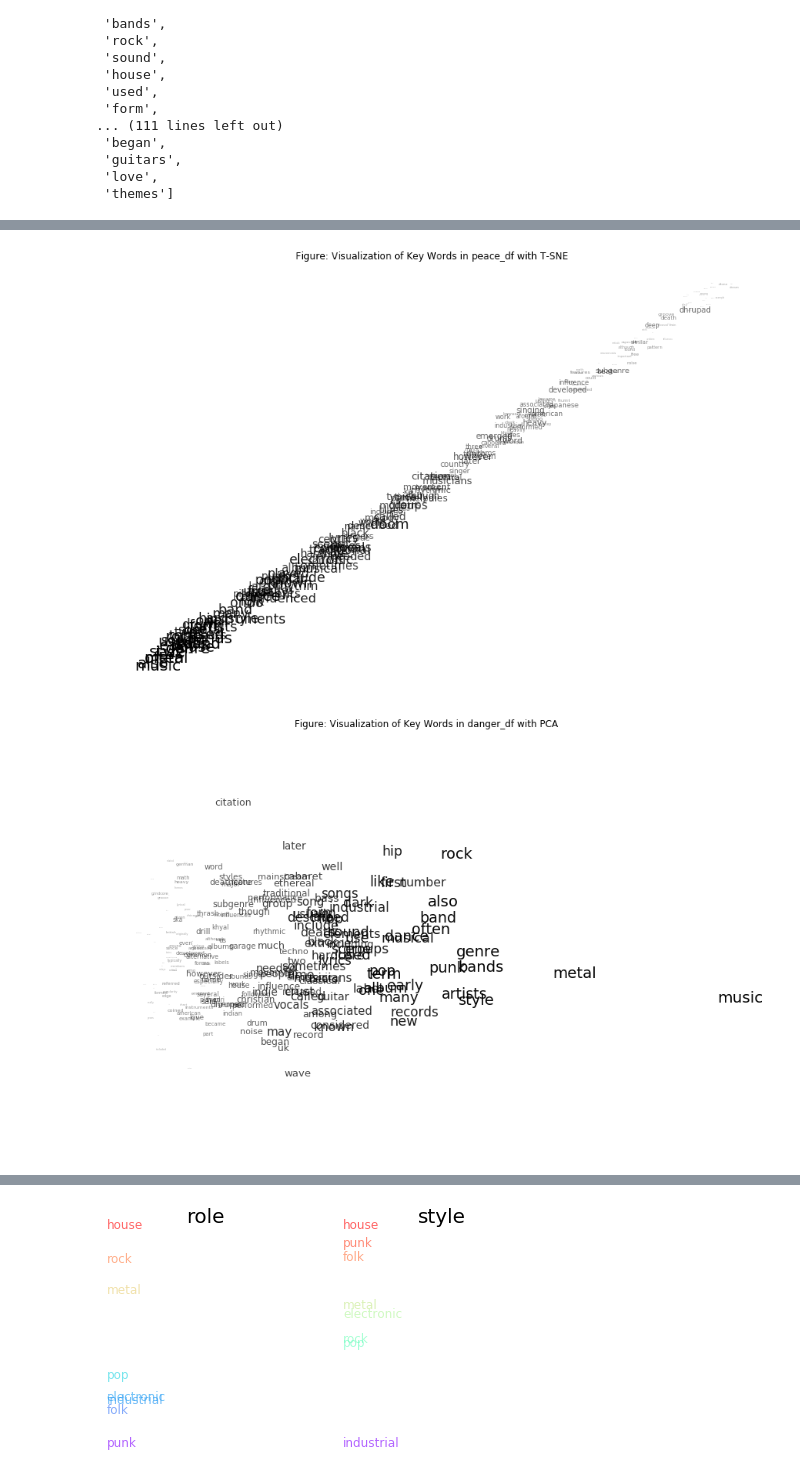
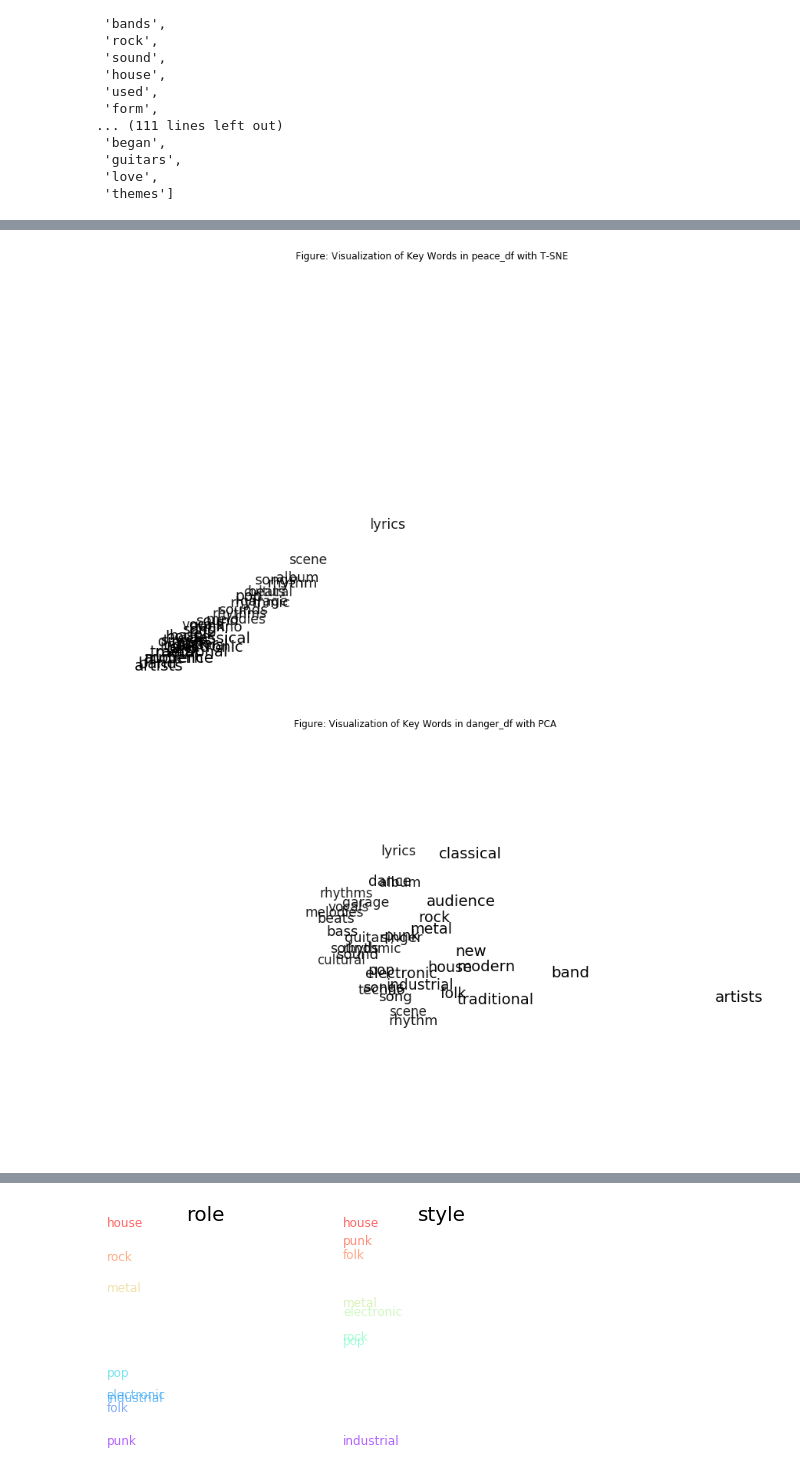
Before and after one commit to xywu-soc/content-analysis-2018, a Jupyter notebook: 4-Word-Embedding/4-Word-Embedding.ipynb, the cells around one changed output, grey strips where cells are left out. Saved outputs shown, nothing was run; the diff lists cells and outputs as text; code cells hidden in the pictures.

```diff
--- a/4-Word-Embedding/4-Word-Embedding.ipynb
+++ b/4-Word-Embedding/4-Word-Embedding.ipynb
@@ -1464,7 +1476,7 @@ fig = plt.figure(figsize = (15,10))
 ax = fig.add_subplot(111)
 ax.set_frame_on(False)
 plt.scatter(peace_reducedPCA_data[:, 0], peace_reducedPCA_data[:, 1], alpha = 0)#Making the points invisible
-for i, word in enumerate(top_peace_words):
+for i, word in enumerate(subsets_key_words):
     ax.annotate(word,
                 (peace_reducedPCA_data[:, 0][i],peace_reducedPCA_data[:, 1][i]),
                 size =  20 * (peace_numWords - i) / peace_numWords,
@@ -1481,7 +1493,7 @@ fig = plt.figure(figsize = (15,10))
 ax = fig.add_subplot(111)
 ax.set_frame_on(False)
 plt.scatter(peace_tsneWords[:, 0], peace_tsneWords[:, 1], alpha = 0)#Making the points invisible
-for i, word in enumerate(top_peace_words):
+for i, word in enumerate(subsets_key_words):
     ax.annotate(word,
                 (peace_tsneWords[:, 0][i],peace_tsneWords[:, 1][i]),
                 size =  20 * (peace_numWords - i) / peace_numWords,
@@ -1491,7 +1503,7 @@ plt.yticks(())
 plt.title('Figure: Visualization of Key Words in peace_df with T-SNE')
 plt.show()
 # %% [output]
-[figure, old version]
+[figure, new version]
 # %%
 ## Plot for dangerous music
 
@@ -1510,20 +1522,20 @@ danger_tsneWords = sklearn.manifold.TSNE(n_components = 2, early_exaggeration =
 # %%
 # Plot for PCA
 fig = plt.figure(figsize = (15,10))
 ax = fig.add_subplot(111)
 ax.set_frame_on(False)
 plt.scatter(danger_reducedPCA_data[:, 0], danger_reducedPCA_data[:, 1], alpha = 0)#Making the points invisible
-for i, word in enumerate(top_danger_words):
+for i, word in enumerate(subsets_key_words):
     ax.annotate(word,
                 (danger_reducedPCA_data[:, 0][i],danger_reducedPCA_data[:, 1][i]),
                 size =  20 * (danger_numWords - i) / danger_numWords,
                 alpha = .8 * (danger_numWords - i) / danger_numWords + .2)
 plt.xticks(())
 plt.yticks(())
 plt.title('Figure: Visualization of Key Words in danger_df with PCA')
 plt.show()
 # %% [output]
-[figure, old version]
+[figure, new version]
 # %%
 # Plot for T-SNE
 fig = plt.figure(figsize = (15,10))
```
Also changed, not shown: parts of 11 cells of this notebook.
